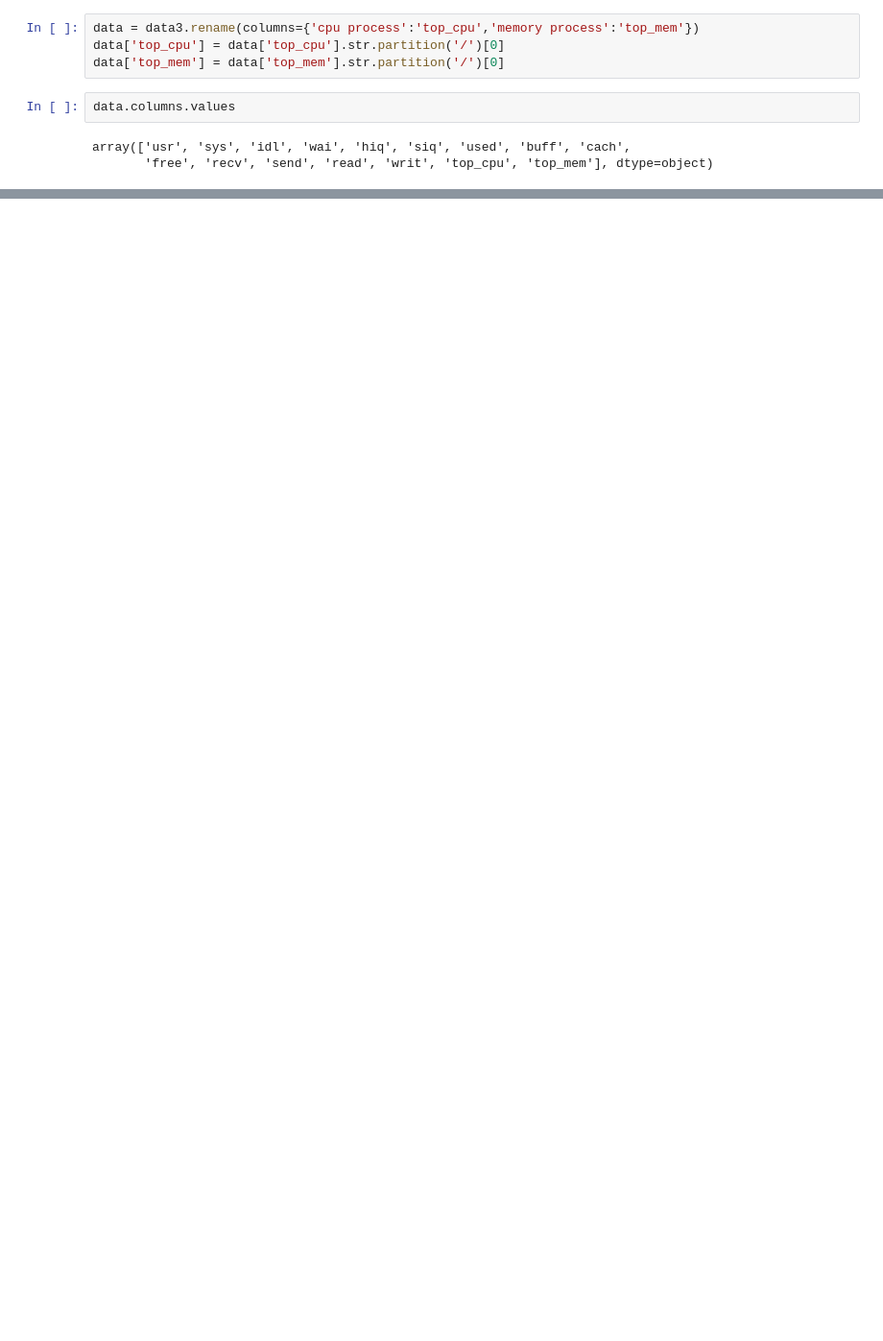
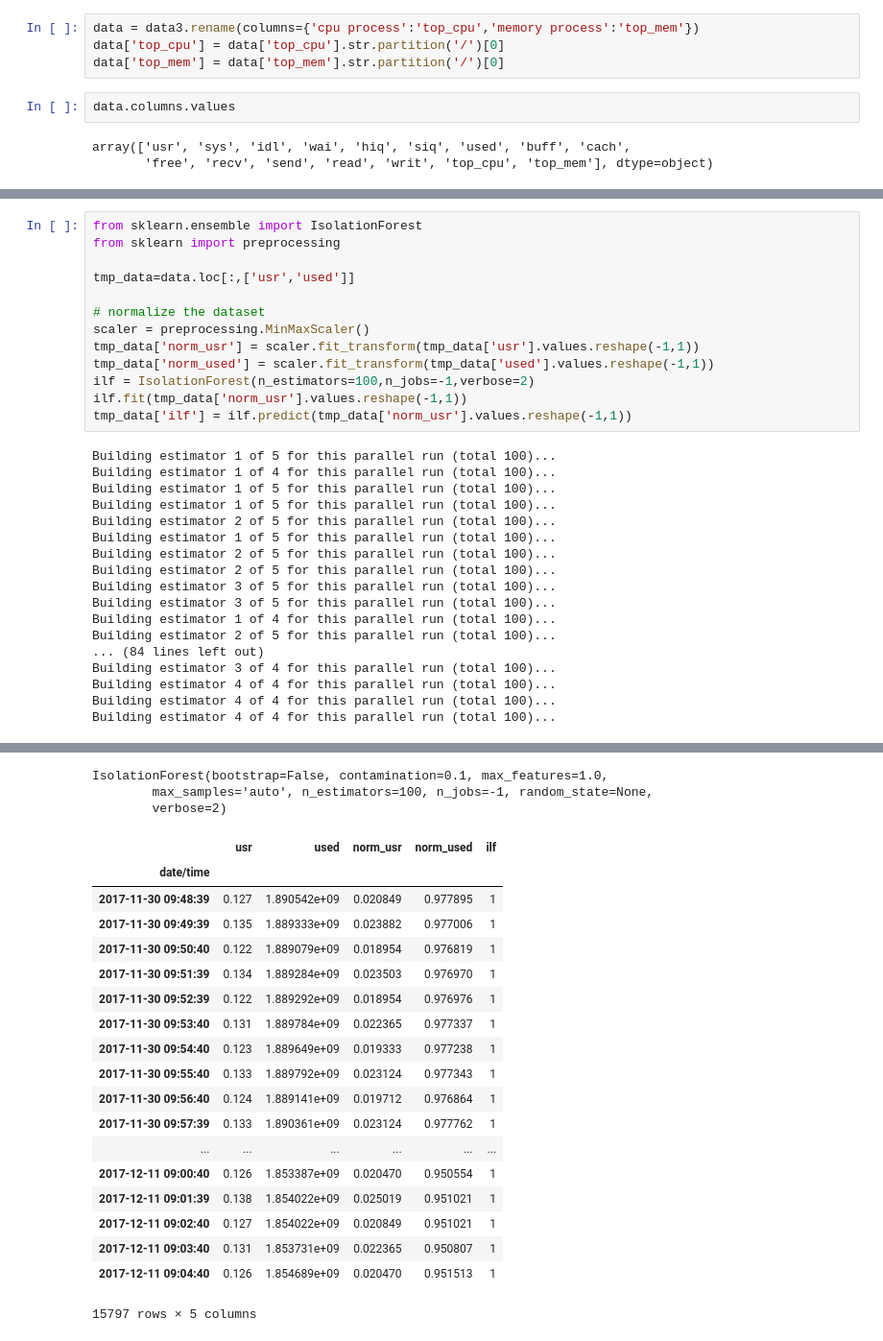
Before and after one commit to zhiyedan/cmserver-jupyter, a Jupyter notebook: timeSeries/cm_monitor_analy/analysis/namenode.ipynb, the cells around one changed output, grey strips where cells are left out. Shown at 96% size. Cells and saved outputs as stored; diff of their text form; blank space fills up the shorter version.

```diff
--- a/timeSeries/cm_monitor_analy/analysis/namenode.ipynb
+++ b/timeSeries/cm_monitor_analy/analysis/namenode.ipynb
@@ -27,0 +49,31 @@ plt.show()
+# %%
+from sklearn.ensemble import IsolationForest
+from sklearn import preprocessing
+
+tmp_data=data.loc[:,['usr','used']]
+
+# normalize the dataset
+scaler = preprocessing.MinMaxScaler()
+tmp_data['norm_usr'] = scaler.fit_transform(tmp_data['usr'].values.reshape(-1,1))
+tmp_data['norm_used'] = scaler.fit_transform(tmp_data['used'].values.reshape(-1,1))
+ilf = IsolationForest(n_estimators=100,n_jobs=-1,verbose=2)
+ilf.fit(tmp_data['norm_usr'].values.reshape(-1,1))
+tmp_data['ilf'] = ilf.predict(tmp_data['norm_usr'].values.reshape(-1,1))
+# %% [output]
+Building estimator 1 of 5 for this parallel run (total 100)...
+Building estimator 1 of 4 for this parallel run (total 100)...
+Building estimator 1 of 5 for this parallel run (total 100)...
+Building estimator 1 of 5 for this parallel run (total 100)...
+Building estimator 2 of 5 for this parallel run (total 100)...
+Building estimator 1 of 5 for this parallel run (total 100)...
+Building estimator 2 of 5 for this parallel run (total 100)...
+Building estimator 2 of 5 for this parallel run (total 100)...
+Building estimator 3 of 5 for this parallel run (total 100)...
+Building estimator 3 of 5 for this parallel run (total 100)...
+Building estimator 1 of 4 for this parallel run (total 100)...
+Building estimator 2 of 5 for this parallel run (total 100)...
+... (84 lines left out)
+Building estimator 3 of 4 for this parallel run (total 100)...
+Building estimator 4 of 4 for this parallel run (total 100)...
+Building estimator 4 of 4 for this parallel run (total 100)...
+Building estimator 4 of 4 for this parallel run (total 100)...
@@ -27,0 +83,22 @@ plt.show()
+IsolationForest(bootstrap=False, contamination=0.1, max_features=1.0,
+        max_samples='auto', n_estimators=100, n_jobs=-1, random_state=None,
+        verbose=2)
+|  | usr | used | norm_usr | norm_used | ilf |
+| date/time |  |  |  |  |  |
+| 2017-11-30 09:48:39 | 0.127 | 1.890542e+09 | 0.020849 | 0.977895 | 1 |
+| 2017-11-30 09:49:39 | 0.135 | 1.889333e+09 | 0.023882 | 0.977006 | 1 |
+| 2017-11-30 09:50:40 | 0.122 | 1.889079e+09 | 0.018954 | 0.976819 | 1 |
+| 2017-11-30 09:51:39 | 0.134 | 1.889284e+09 | 0.023503 | 0.976970 | 1 |
+| 2017-11-30 09:52:39 | 0.122 | 1.889292e+09 | 0.018954 | 0.976976 | 1 |
+| 2017-11-30 09:53:40 | 0.131 | 1.889784e+09 | 0.022365 | 0.977337 | 1 |
+| 2017-11-30 09:54:40 | 0.123 | 1.889649e+09 | 0.019333 | 0.977238 | 1 |
+| 2017-11-30 09:55:40 | 0.133 | 1.889792e+09 | 0.023124 | 0.977343 | 1 |
+| 2017-11-30 09:56:40 | 0.124 | 1.889141e+09 | 0.019712 | 0.976864 | 1 |
+| 2017-11-30 09:57:39 | 0.133 | 1.890361e+09 | 0.023124 | 0.977762 | 1 |
+| ... | ... | ... | ... | ... | ... |
+| 2017-12-11 09:00:40 | 0.126 | 1.853387e+09 | 0.020470 | 0.950554 | 1 |
+| 2017-12-11 09:01:39 | 0.138 | 1.854022e+09 | 0.025019 | 0.951021 | 1 |
+| 2017-12-11 09:02:40 | 0.127 | 1.854022e+09 | 0.020849 | 0.951021 | 1 |
+| 2017-12-11 09:03:40 | 0.131 | 1.853731e+09 | 0.022365 | 0.950807 | 1 |
+| 2017-12-11 09:04:40 | 0.126 | 1.854689e+09 | 0.020470 | 0.951513 | 1 |
+15797 rows × 5 columns
```
Also changed, not shown: parts of 8 cells of this notebook, 2 other files.
